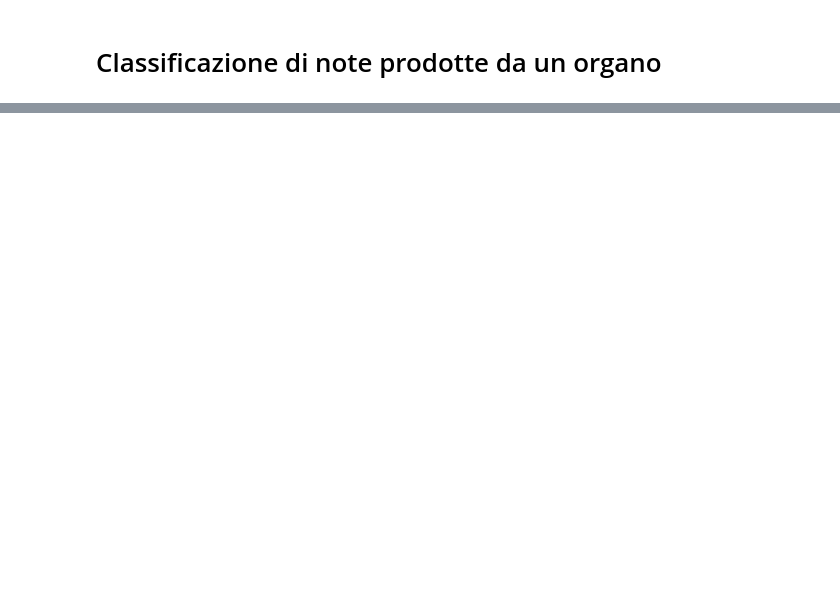
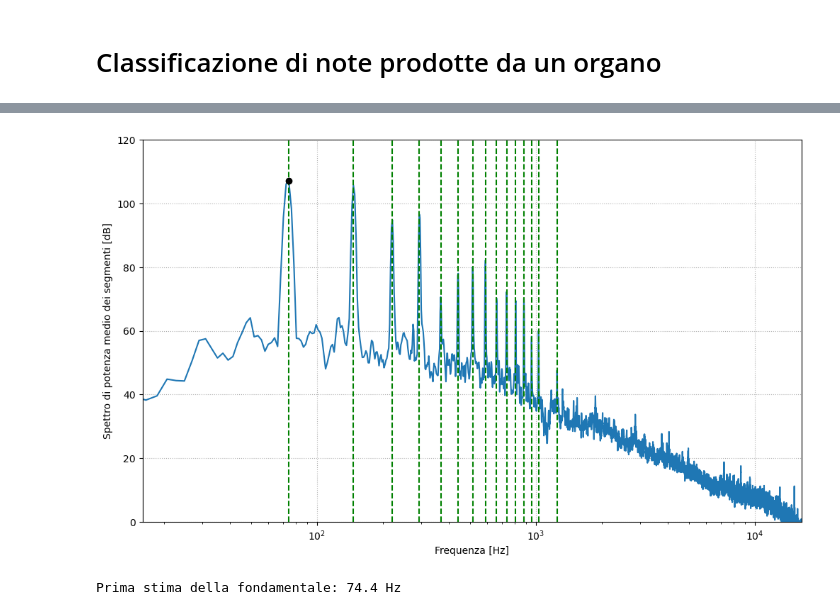
Before and after one commit to maddoc-g/3_organ_clustering, a Jupyter notebook: esperienza_3.ipynb, the cells around one changed output, grey strips where cells are left out. Cells and saved outputs as stored; diff of their text form; code cells hidden in the pictures; blank space fills up the shorter version.

```diff
--- a/esperienza_3.ipynb
+++ b/esperienza_3.ipynb
@@ -411,0 +177,63 @@ Stima finale della fondamentale: 79 +- 0.0e+00 Hz
+# %%
+# L'idea di base ora è che se dividiamo l'intero sostegno della nota in vari segmenti, questi in teoria dovrebbero mostrare
+# gli stessi picchi, dopotutto la nota suonata è sempre la stessa in ogni segmento. Tuttavia, il rumore bianco di fondo
+# è invece ogni volta random, quindi se facciamo la FFT su tutti i segmenti e facciamo la media delle FFT allora
+# il rumore bianco dovrebbe semplificarsi, lasciando le armoniche più nitide!
+
+# Fattostà che c'è un metodo di Scipy che fa esattamente questo che abbiamo detto: divide il segnale in segmenti,
+# calcola lo spettro di ciascun segmento e restituisce la media di tutti gli spettri. Questo metodo si chiama welch.
+# Vediamo ora come si usa, ma prima nota bene una cosa teorica importante: applicare una finestra smooth è ancora necessario,
+# e quando dividiamo in segmenti allora la finestra va applicata ad ogni segmento. Per questo motivo, è opportuno che tariamo
+# la larghezza della finestra su quella della segmentazione, nel senso che la finestra deve ora essere larga quanto un segmento
+# e non quanto l'intero sostegno della nota.
+
+width = (time[-1] - time[0]) / 10 # Definiamo la width della finestra in secondi; sarà anche la taglia dei segmenti.
+# Una width fissa uguale per tutte le note fa sì che ogni nota sia divisa in un numero diverso di segmenti, ma devi tener conto
+# di una cosa: più segmenti hai, e più vengono smussati tutti i tuoi picchi, sia armoniche che rumore.
+# Dato che poi i picchi li leggeremo nello stesso modo per tutte le note, ha più senso che gli spettri abbiano tutti
+# la stessa risoluzione. Per questo motivo, allora, non fissiamo la lunghezza dei segmenti, bensì ne fissiamo il numero totale,
+# dato dal denominatore dell'espressione qui sopra.
+
+# Definiamo la finestra con la width scelta:
+gaussian_window = scipy.signal.windows.gaussian(int(width * rate), std = int(width * rate / 6))
+
+# Ora usiamo welch:
+frequencies, spectrum = welch(note, fs = rate, window = gaussian_window, nperseg = len(gaussian_window))
+# Il primo parametro è l'array del segnale, il secondo il sampling rate.
+# Il terzo parametro è la funzione finestra desiderata, che non a caso è da passare nello stesso formato in cui Scipy la genera.
+# Il quarto parametro è la larghezza in indici di ciascun segmento, e per motivi teorici è opportuno dare la stessa della finestra.
+# Se non diversamente specificato, il metodo welch crea segmenti con un overlap non nullo, che di default è di mezzo segmento.
+
+# Il metodo restituisce già gli assi x,y della FFT, salvandoci parecchia fatica. Per convenzione ridefiniamo:
+spectrum = 10 * np.log10(spectrum) # ossia ora sarà in decibel
+
+# E grafichiamo il risultato:
+plt.figure(figsize=(12,7))
+plt.plot(frequencies, spectrum)
+plt.xscale("log", base=10)
+#plt.xscale("log", base=2)
+plt.ylim(0, 120) # Nota che ai 0dB si ha già un silenzio molto profondo
+plt.xlim(2**4, 2**14)
+plt.ylabel("Spettro di potenza medio dei segmenti [dB]")
+plt.xlabel("Frequenza [Hz]")
+plt.grid(linestyle = ":")
+# Nota che se l'asse x parte da 10Hz, non stiamo visualizzando i primissimi valori dei due array frequencies e spectrum.
+# In particolare, per xlim inferiore di 2**4, il primo valore graficato è quello di indice 3, non quello di indice 0.
+# In pratica, ci aspettiamo il sistema si comporti male nei primi 3 indici e quindi non ci interessano.
+
+# Per distinguere i picchi, usiamo un altro metodo di Scipy, chiamato find_peaks:
+peaks, _ = find_peaks(spectrum, prominence = 20)
+# Il metodo distingue i picchi trovando gli indici per cui sia quello prima che quello dopo da valutati sono più bassi.
+# Il parametro prominence serve a filtrare i picchi: vengono selezionati solo i picchi che sono alti almeno quanto la prominence
+# rispetto ai due minimi locali vicini (identificati analogamente ai massimi).
+index_of_max = np.argmax(spectrum[peaks])
+previsional_frequency = frequencies[peaks[index_of_max]]
+for peak in frequencies[peaks]:
+    plt.axvline(peak, color="g", linestyle="--")
+plt.plot(previsional_frequency, spectrum[peaks[index_of_max]], marker = "o", linestyle = "None", color = "k")
+plt.show()
+print("\nPrima stima della fondamentale: {:.1f} Hz\n".format(previsional_frequency))
+# Come prima stima, assumiamo che il picco più alto, tipicamente il primo, coincida con la armonica fondamentale.
+# %% [output]
+[figure, added]
+Prima stima della fondamentale: 74.4 Hz
```
Also changed, not shown: parts of 20 cells of this notebook.
